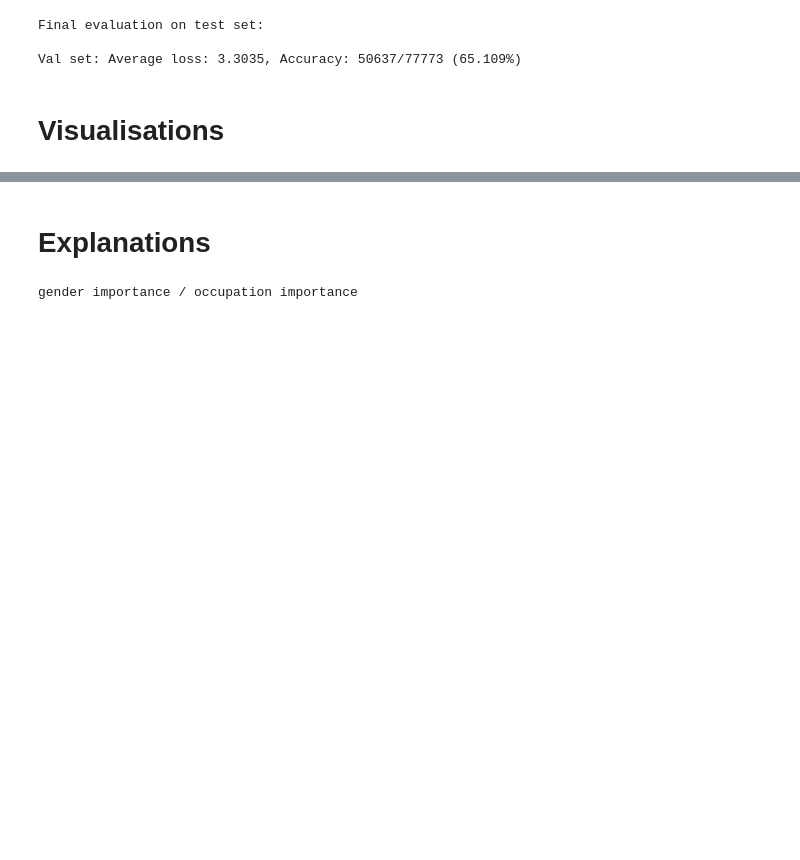
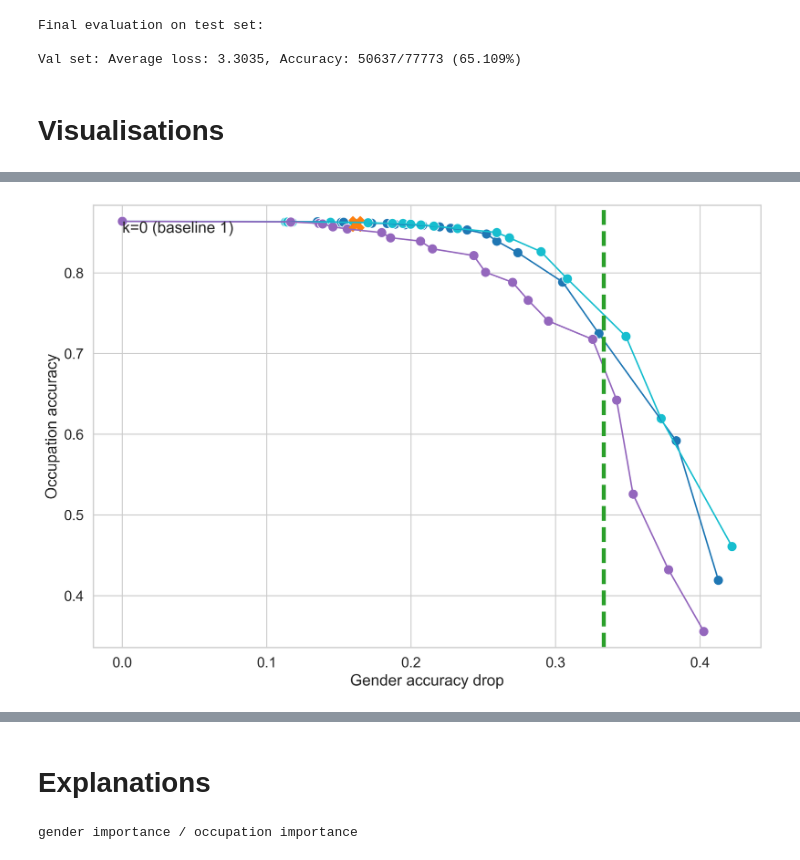
Before and after one commit to fanny-jourdan/TaCo, a Jupyter notebook: example.ipynb, the cells around one changed output, grey strips where cells are left out. Saved outputs shown, nothing was run; the diff lists cells and outputs as text; code cells hidden in the pictures; blank space fills up the shorter version.

Commit message:
add others methods

```diff
--- a/example.ipynb
+++ b/example.ipynb
@@ -343,8 +407,14 @@ elif modeltype == "DeBERTa":
     acc_occ_baseline2 = 0.8584
 # %%
 concept_removed = list(range(0,num_components))
-save = f"plot_accuracy_{modeltype}_{method_name}{num_components}_{mlp_or_lin}"
 
-#list created with the run_concepts_remov.py file
-acc_gender = [acc_gender_baseline1] + pickle.load(open(f'figures/list/l_gender_acc_{modeltype}_{method_name}{num_components}_{mlp_or_lin}_baseline_normal.pkl',"rb"))
-acc_occ = [acc_occ_baseline1] + pickle.load(open(f'figures/list/l_occupation_acc_{modeltype}_{method_name}{num_components}_{mlp_or_lin}_baseline_normal.pkl',"rb"))
+if method_name2 is None:
+    save = f"plot_accuracy_{modeltype}_{method_name}{num_components}_{mlp_or_lin}"
+else:
+    if method_name3 is None:
+        save = f"plot_accuracy_{modeltype}_{method_name}AND{method_name2}{num_components}_{mlp_or_lin}"
+    else:
+        save = f"plot_accuracy_{modeltype}_{method_name}AND{method_name2}AND{method_name3}{num_components}_{mlp_or_lin}"
+
+
+plotmethod2, plotmethod3 = False, False
@@ -591,0 +542,86 @@ plt.savefig("figures/"+save+f"{drop_gender}_{drop_occ}_legend{nolegend}"+'.png')
+# %%
+#With all methods:
+
+legend = False
+
+sns.set(font_scale=1.3)
+sns.set_style("white" if legend else "whitegrid")
+
+# Calculate gender accuracy drop
+acc_gender_drop = [acc_gender_baseline1 - ag for ag in acc_gender]
+acc_gender_baseline2_drop = acc_gender_baseline1 - acc_gender_baseline2
+min_gender_drop = acc_gender_baseline1 - min_gender
+acc_gender_method2_drop = [acc_gender_baseline1 - ag for ag in acc_gender_method2]
+acc_gender_method3_drop = [acc_gender_baseline1 - ag for ag in acc_gender_method3]
+
+# Custom colors
+our_method_color = "#1f77b4"  # Blue
+baseline2_color = "#ff7f0e"  # Orange
+min_gender_color = "#2ca02c"  # Green
+method2_color = "#17becf"  # Cyan
+method3_color = "#9467bd"  # Purple
+
+# Prepare DataFrame
+data = {
+    "Number of concepts removed": concept_removed,
+    "Gender Accuracy Drop Model 1": acc_gender_drop,
+    "Occupation Accuracy Model 1": acc_occ,
+    "Gender Accuracy Drop Model 2": acc_gender_method2_drop,
+    "Occupation Accuracy Model 2": acc_occ_method2,
+    "Gender Accuracy Drop Model 3": acc_gender_method3_drop,
+    "Occupation Accuracy Model 3": acc_occ_method3
+}
+
+df = pd.DataFrame(data)
+
+plt.figure(figsize=(12, 8), dpi=300)
+
+# Plot the data for Model 1
+line1 = sns.lineplot(data=df, x="Gender Accuracy Drop Model 1", y="Occupation Accuracy Model 1", color=our_method_color, markersize=10, label= 'Our method')
+sns.scatterplot(data=df, x="Gender Accuracy Drop Model 1", y="Occupation Accuracy Model 1", color=our_method_color, s=100)
+
+# Plot the data for Model 2
+sns.lineplot(data=df, x="Gender Accuracy Drop Model 2", y="Occupation Accuracy Model 2", color=method2_color, markersize=10, label= method_name2 + ' variant')
+sns.scatterplot(data=df, x="Gender Accuracy Drop Model 2", y="Occupation Accuracy Model 2", color=method2_color, s=100)
+
+# Plot the data for Model 3
+sns.lineplot(data=df, x="Gender Accuracy Drop Model 3", y="Occupation Accuracy Model 3", color=method3_color, markersize=10, label= method_name3 + ' variant')
+sns.scatterplot(data=df, x="Gender Accuracy Drop Model 3", y="Occupation Accuracy Model 3", color=method3_color, s=100)
+
+# Add baseline points
+plt.scatter([acc_gender_baseline2_drop], [acc_occ_baseline2], s=220, marker='X', color=baseline2_color)
+existing_handles, existing_labels = plt.gca().get_legend_handles_labels()
+existing_handles.append(Line2D([0], [0], marker='X', markersize=10, color=baseline2_color, linestyle='None'))
+existing_labels.append('Baseline 2 (Bios-Neutral)')
+
+# Add green line
+plt.axvline(x=min_gender_drop, ymin=0, ymax=1, color=min_gender_color, linestyle='--', linewidth=4.0)
+existing_handles.append(Line2D([], [], color=min_gender_color, linestyle='--', label='Green Line'))
+existing_labels.append('Gender prediction from occupation')
+
+# Add text annotations
+keep = [0]#, 1, 16, 19]
+for i in keep:
+    row = df.iloc[i]
+    text = f'k={int(row["Number of concepts removed"])}'  # Ensure k is an integer
+    if i == 0:
+        text = 'k=0 (baseline 1)'
+    plt.text(row["Gender Accuracy Drop Model 1"], row["Occupation Accuracy Model 1"], text, ha='left', va='top')
+
+# Set axis limits
+plt.xlim([min(min(acc_gender_drop), min(acc_gender_method2_drop), min(acc_gender_method3_drop)) - 0.02, max(max(acc_gender_drop), max(acc_gender_method2_drop), max(acc_gender_method3_drop)) + 0.02])
+plt.ylim([min(min(acc_occ), min(acc_occ_method2), min(acc_occ_method3)) - 0.02, max(max(acc_occ), max(acc_occ_method2), max(acc_occ_method3)) + 0.02])
+
+# Add axis labels
+plt.xlabel("Gender accuracy drop")
+plt.ylabel("Occupation accuracy")
+
+# Add legend
+if legend:
+    plt.legend(existing_handles, existing_labels, title='Method', loc='best')
+else:
+    line1.get_legend().remove()
+
+plt.show()
+# %% [output]
+[figure, added]
```
Also changed, not shown: parts of 13 cells of this notebook, 3 other files.
